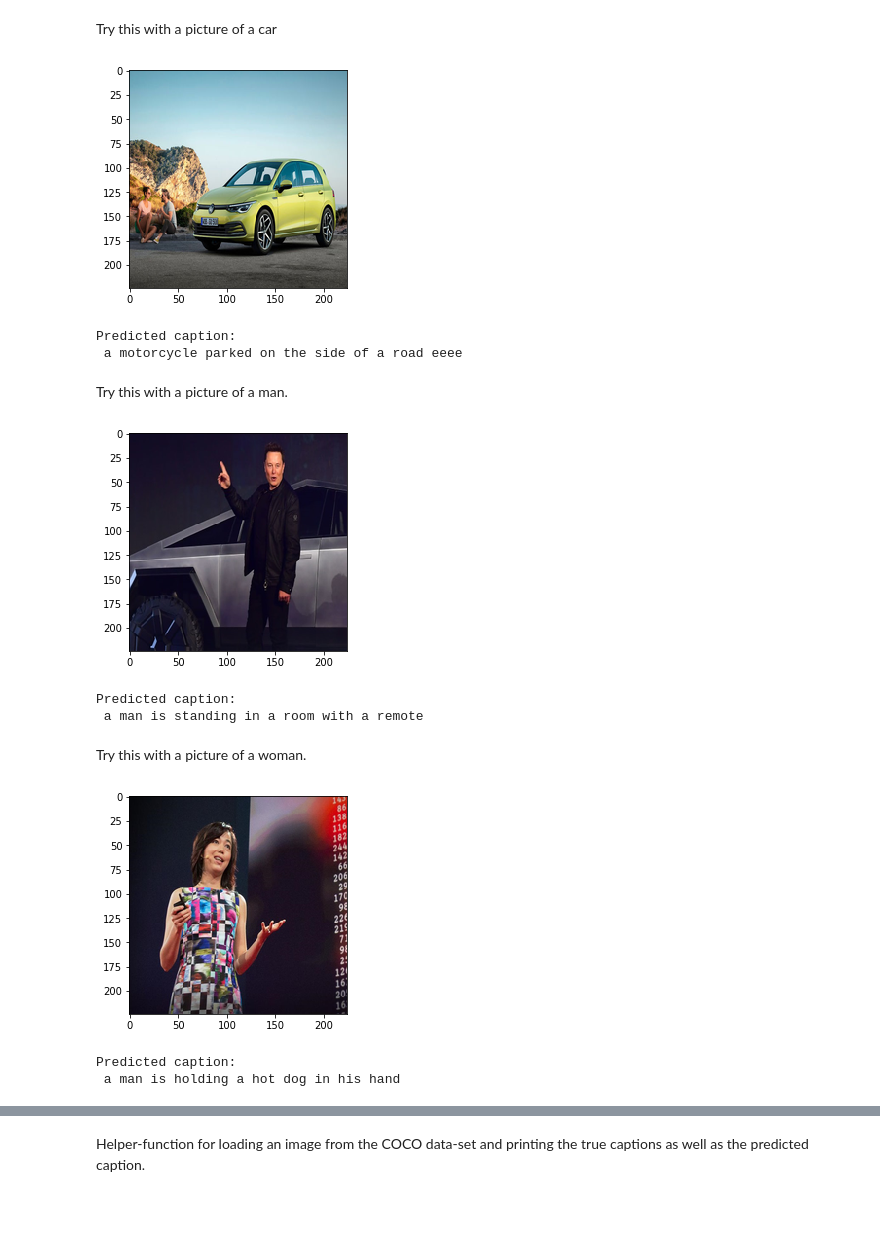
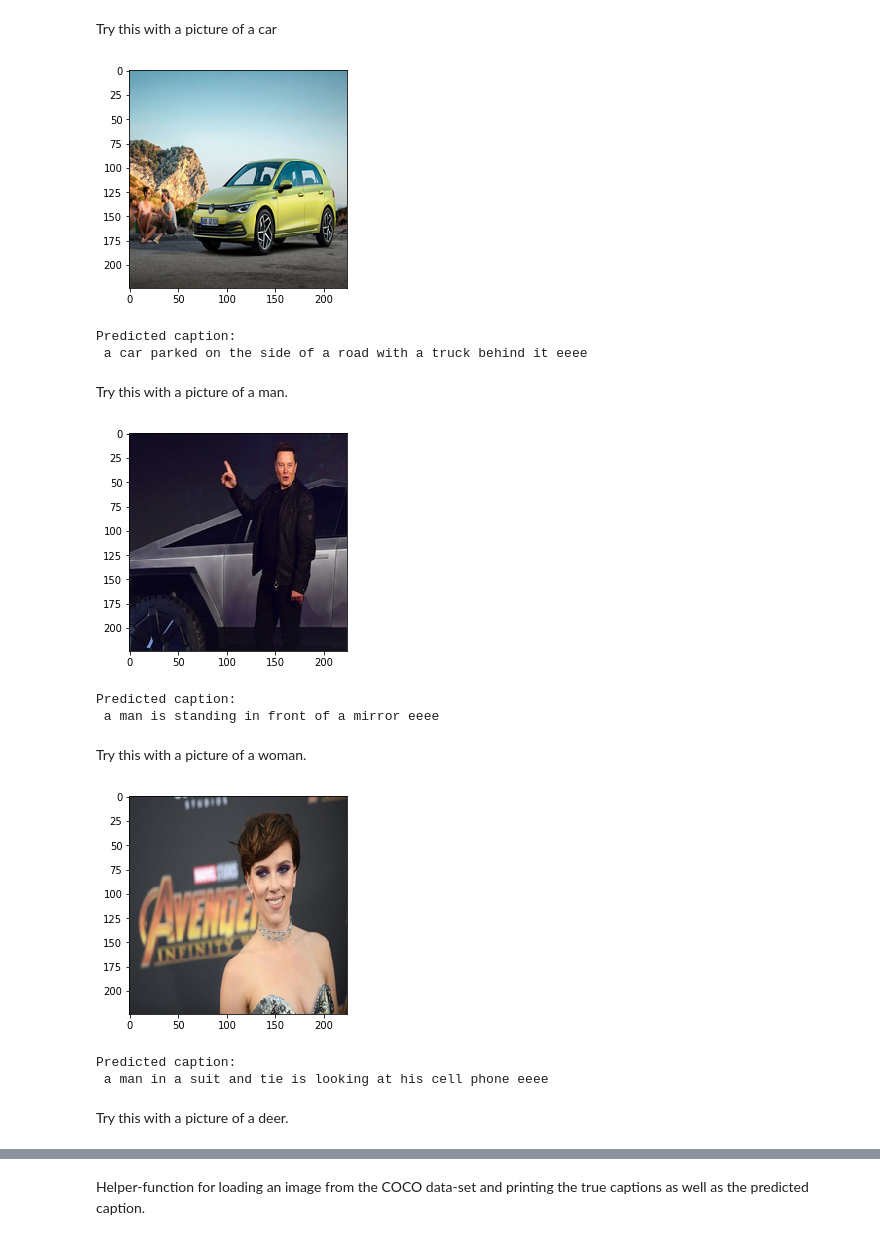
Before and after one commit to baekhos/Caption-This, a Jupyter notebook: Python/Caption Model/Image Caption Model.ipynb, the cells around one changed output, grey strips where cells are left out. Drawn from its saved outputs; the diff is of its cells as text; code cells hidden in the pictures; blank space fills up the shorter version.

```diff
--- a/Python/Caption Model/Image Caption Model.ipynb
+++ b/Python/Caption Model/Image Caption Model.ipynb
@@ -782,7 +731,8 @@ A better way is to use a so-called sparse cross-entropy loss-function, which doe
 
 We have used the Adam optimizer in many of the previous tutorials, but it seems to diverge in some of these experiments with Recurrent Neural Networks. RMSprop seems to work much better for these.
 # %%
-decoder_model.compile(optimizer=RMSprop(lr=0.001, rho=0.9, epsilon=1e-08, decay=0.0),
+decoder_model.compile(optimizer=tf.keras.optimizers.RMSprop(
+    learning_rate=0.001, rho=0.9, momentum=0.0, epsilon=1e-07, centered=False),
                       loss='sparse_categorical_crossentropy')
 # %% [markdown]
 ### Callback Functions
@@ -791,7 +741,7 @@ During training we want to save checkpoints and log the progress to TensorBoard
 
 This is the callback for writing checkpoints during training.
 # %%
-path_checkpoint = 'captionThis_dynamic_lr.keras'
+path_checkpoint = 'captionThisModel.h5'
 callback_checkpoint = ModelCheckpoint(filepath=path_checkpoint,
                                       verbose=1,
                                       save_weights_only=True)
@@ -840,6 +782,6 @@ steps_per_epoch
 %%time
 decoder_model.fit(x=generator,
                   steps_per_epoch=steps_per_epoch,
-                  epochs=20,
+                  epochs=10,
                   callbacks=callbacks)
 # %% [output]
@@ -860,7 +819,7 @@ def generate_caption(image_path, max_tokens=30):
 
     # Expand the 3-dim numpy array to 4-dim
     # because the image-model expects a whole batch as input
-    ,
+
     # so we give it a batch with just one image.
     image_batch = np.expand_dims(image, axis=0)
 
@@ -894,8 +853,7 @@ def generate_caption(image_path, max_tokens=30):
 
         # Wrap the input-data in a dict for clarity and safety,
         # so we are sure we input the data in the right order.
-        x_data = \
-        {
+        x_data = {
             'transfer_values_input': transfer_values,
             'decoder_input': decoder_input_data
         }
@@ -977,24 +935,24 @@ Predicted caption:
 # %% [markdown]
 Try this with a picture of a car
 # %%
-generate_caption("test/golf.jpg",10)
+generate_caption("test/golf.jpg")
 # %% [output]
 [figure]
 Predicted caption:
- a motorcycle parked on the side of a road eeee
+ a car parked on the side of a road with a truck behind it eeee
 # %% [markdown]
 Try this with a picture of a man.
 # %%
-generate_caption("test/musk.jpeg",10)
+generate_caption("test/musk.jpeg")
 # %% [output]
-[figure, old version]
+[figure, new version]
 Predicted caption:
- a man is standing in a room with a remote
+ a man is standing in front of a mirror eeee
 # %% [markdown]
 Try this with a picture of a woman.
 # %%
-generate_caption("test/feifei.jpg",10)
+generate_caption("test/scarlet.jpg")
 # %% [output]
-[figure, old version]
+[figure, new version]
 Predicted caption:
- a man is holding a hot dog in his hand
+ a man in a suit and tie is looking at his cell phone eeee
@@ -1003 +959,3 @@ Try this with a picture of a deer.
+# %% [markdown]
+Try this with a picture of a deer.
 # %%
```
Also changed, not shown: parts of 57 cells of this notebook, 23 other files.
